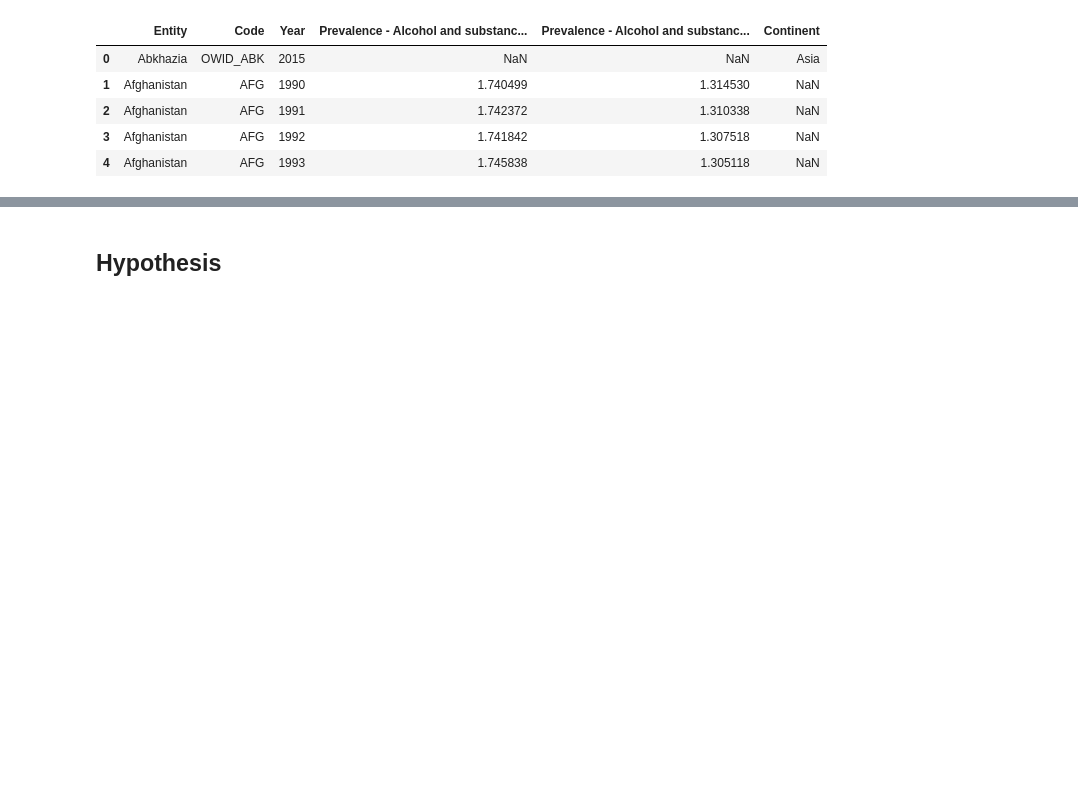
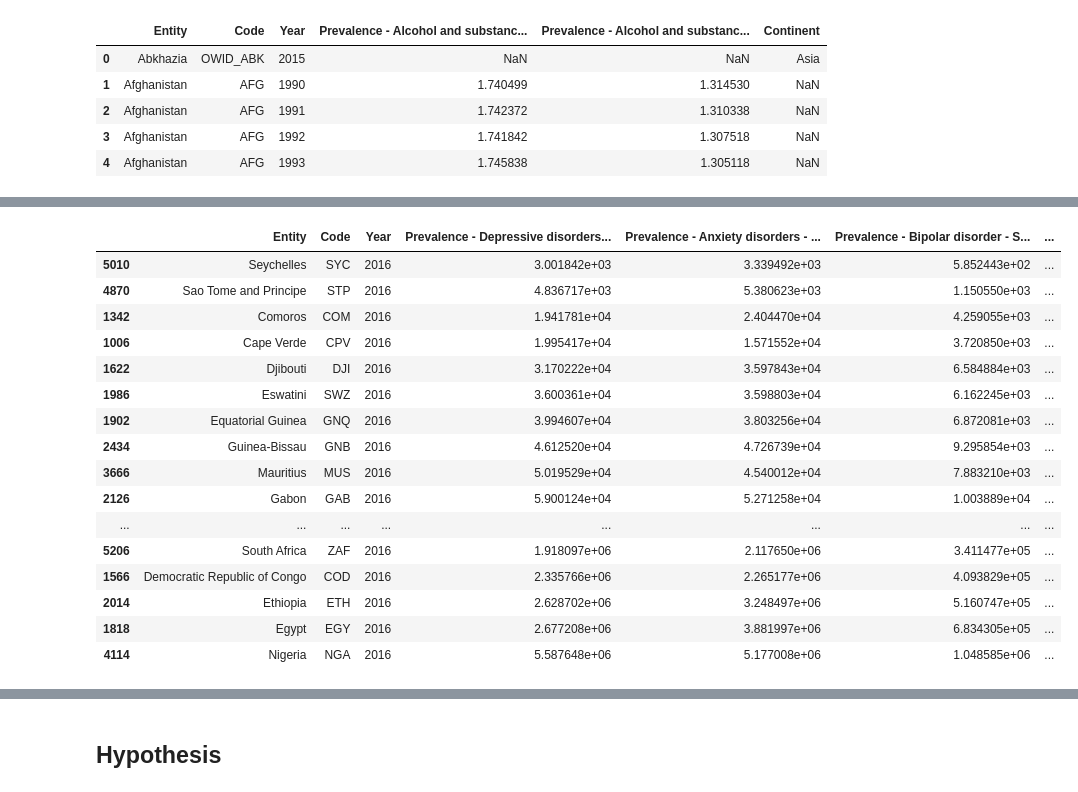
Before and after one commit to ronidad/Customer_Segmentation_Project, a Jupyter notebook: index.ipynb, the cells around one changed output, grey strips where cells are left out. Saved outputs shown, nothing was run; the diff lists cells and outputs as text; code cells hidden in the pictures; blank space fills up the shorter version.

```diff
--- a/index.ipynb
+++ b/index.ipynb
@@ -13,3 +18,8 @@ df1.head()
 | 2 | Afghanistan | AFG | 1991 | 1.742372 | 1.310338 | NaN |
 | 3 | Afghanistan | AFG | 1992 | 1.741842 | 1.307518 | NaN |
 | 4 | Afghanistan | AFG | 1993 | 1.745838 | 1.305118 | NaN |
+# %%
+# Our datasets
+Mental_disorder = pd.read_csv('Datasets/number-with-mental-and-neurodevelopmental-disorders-by-type.csv')
+data_2016= Mental_disorder[Mental_disorder['Year']==2016]
+data_2016['Code']
@@ -15,0 +39,3 @@ df1.head()
+# %%
+country_codes = pd.read_csv('Datasets/Country_codes.csv',encoding='cp1252')
+list(country_codes['A 3'])
@@ -15,0 +60,21 @@ df1.head()
+# %%
+Africa_2016 = data_2016[data_2016['Code'].isin(list(country_codes['A 3']))]
+Africa_2016.sort_values(by='Prevalence - Depressive disorders - Sex: Both - Age: All Ages (Number)') #.shape # We have 54 countries
+# %% [output]
+|  | Entity | Code | Year | Prevalence - Depressive disorders... | Prevalence - Anxiety disorders - ... | Prevalence - Bipolar disorder - S... | ... |
+| 5010 | Seychelles | SYC | 2016 | 3.001842e+03 | 3.339492e+03 | 5.852443e+02 | ... |
+| 4870 | Sao Tome and Principe | STP | 2016 | 4.836717e+03 | 5.380623e+03 | 1.150550e+03 | ... |
+| 1342 | Comoros | COM | 2016 | 1.941781e+04 | 2.404470e+04 | 4.259055e+03 | ... |
+| 1006 | Cape Verde | CPV | 2016 | 1.995417e+04 | 1.571552e+04 | 3.720850e+03 | ... |
+| 1622 | Djibouti | DJI | 2016 | 3.170222e+04 | 3.597843e+04 | 6.584884e+03 | ... |
+| 1986 | Eswatini | SWZ | 2016 | 3.600361e+04 | 3.598803e+04 | 6.162245e+03 | ... |
+| 1902 | Equatorial Guinea | GNQ | 2016 | 3.994607e+04 | 3.803256e+04 | 6.872081e+03 | ... |
+| 2434 | Guinea-Bissau | GNB | 2016 | 4.612520e+04 | 4.726739e+04 | 9.295854e+03 | ... |
+| 3666 | Mauritius | MUS | 2016 | 5.019529e+04 | 4.540012e+04 | 7.883210e+03 | ... |
+| 2126 | Gabon | GAB | 2016 | 5.900124e+04 | 5.271258e+04 | 1.003889e+04 | ... |
+| ... | ... | ... | ... | ... | ... | ... | ... |
+| 5206 | South Africa | ZAF | 2016 | 1.918097e+06 | 2.117650e+06 | 3.411477e+05 | ... |
+| 1566 | Democratic Republic of Congo | COD | 2016 | 2.335766e+06 | 2.265177e+06 | 4.093829e+05 | ... |
+| 2014 | Ethiopia | ETH | 2016 | 2.628702e+06 | 3.248497e+06 | 5.160747e+05 | ... |
+| 1818 | Egypt | EGY | 2016 | 2.677208e+06 | 3.881997e+06 | 6.834305e+05 | ... |
+| 4114 | Nigeria | NGA | 2016 | 5.587648e+06 | 5.177008e+06 | 1.048585e+06 | ... |
```
Also changed, not shown: parts of 5 cells of this notebook, 6 other files.
